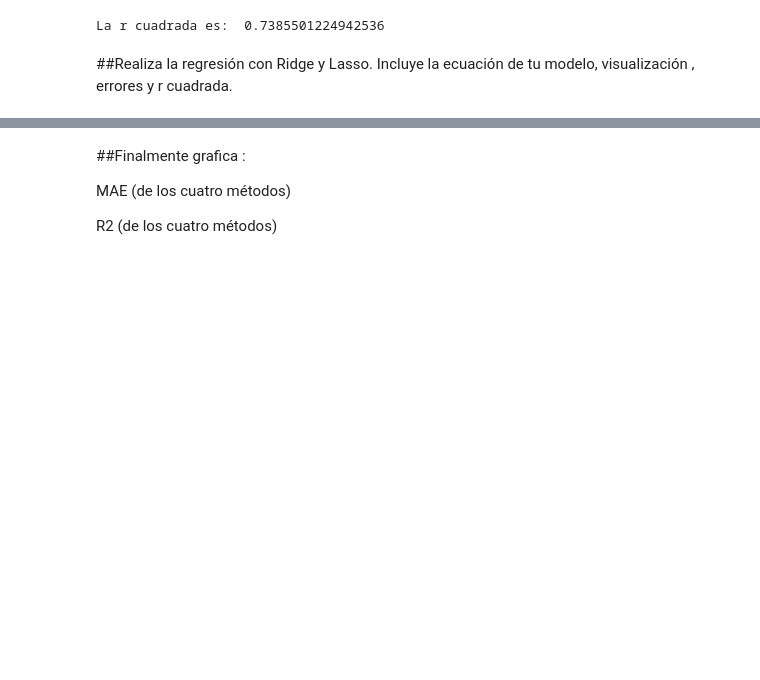
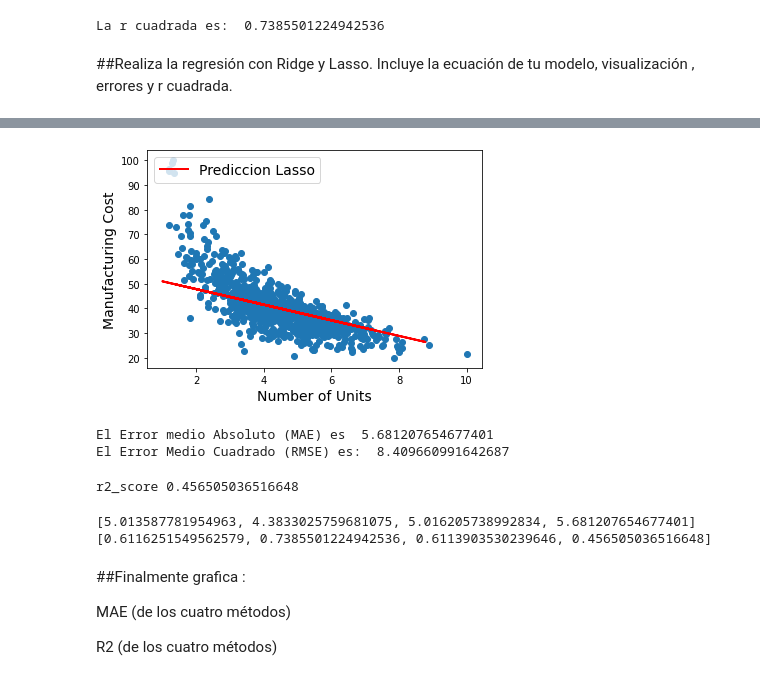
Before and after one commit to PosgradoMNA/actividades-de-aprendizaje-feracor, a Jupyter notebook: A01794022_Actividad_Semanal_7_Regresiones_y_K_means.ipynb, the cells around one changed output, grey strips where cells are left out. Saved outputs shown, nothing was run; the diff lists cells and outputs as text; code cells hidden in the pictures; blank space fills up the shorter version.

```diff
--- a/A01794022_Actividad_Semanal_7_Regresiones_y_K_means.ipynb
+++ b/A01794022_Actividad_Semanal_7_Regresiones_y_K_means.ipynb
@@ -467,5 +512,40 @@ La r cuadrada es:  0.7385501224942536
+# %%
+# Visualizacion Lasso
+
+plt.scatter(X_train, y_train)
+plt.plot(X_lasso, y_lasso, "r-", linewidth=2, label="Prediccion Lasso")
+plt.xlabel("Number of Units", fontsize=14)
+plt.ylabel("Manufacturing Cost", rotation=90, fontsize=14)
+plt.legend(loc="upper left", fontsize=14);
+# %% [output]
+[figure, added]
+# %%
+# Errores Lasso
+
+mae_lasso = metrics.mean_absolute_error(y_test,y_lasso)
+mae_list.append(mae_lasso)
+r2_lasso= r2_score(y_test,y_lasso)
+r2_list.append(r2_lasso)
+
+metrica_mae_lasso = metrics.mean_absolute_error(y_test, y_lasso)
+r2Score = r2_score(y_test, y_lasso)
+print('El Error medio Absoluto (MAE) es ', metrica_mae_lasso)
+print('El Error Medio Cuadrado (RMSE) es: ', np.sqrt(metrics.mean_squared_error(y_test, y_lasso)))
+# %% [output]
+El Error medio Absoluto (MAE) es  5.681207654677401
+El Error Medio Cuadrado (RMSE) es:  8.409660991642687
 # %%
 # r cuadrada Lasso
+
+print('r2_score',r2Score)
+# %% [output]
+r2_score 0.456505036516648
+# %%
+print(mae_list)
+print(r2_list)
+# %% [output]
+[5.013587781954963, 4.3833025759681075, 5.016205738992834, 5.681207654677401]
+[0.6116251549562579, 0.7385501224942536, 0.6113903530239646, 0.456505036516648]
 # %% [markdown]
 ##Finalmente grafica :
 
```
Also changed, not shown: parts of 49 cells of this notebook.
